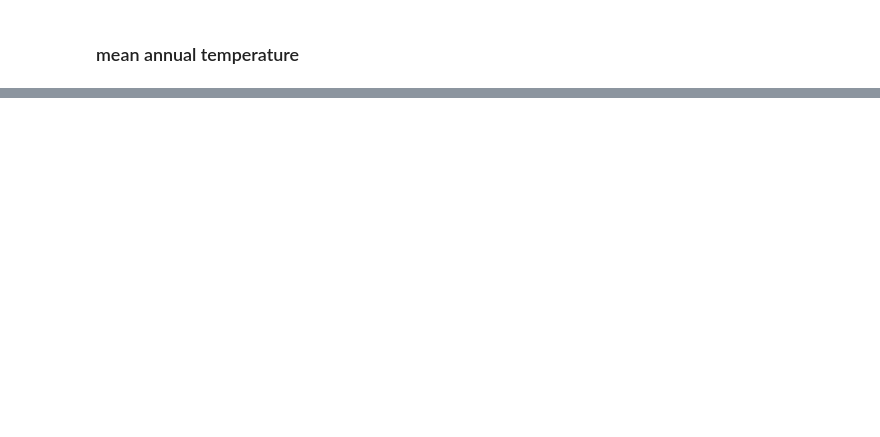
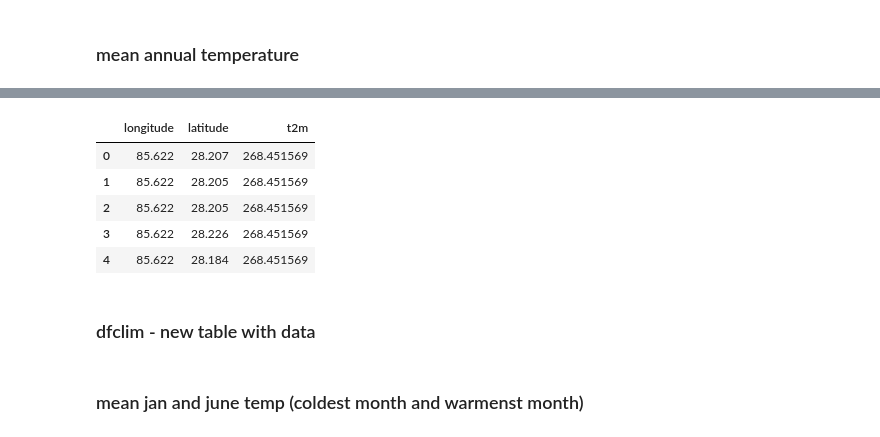
Before and after one commit to varyabazilova/alluvialfans, a Jupyter notebook: 10_datawrangl_formodel!!/morphometry_and_climates.ipynb, the cells around one changed output, grey strips where cells are left out. Cells and saved outputs as stored; diff of their text form; code cells hidden in the pictures; blank space fills up the shorter version.

```diff
--- a/10_datawrangl_formodel!!/morphometry_and_climates.ipynb
+++ b/10_datawrangl_formodel!!/morphometry_and_climates.ipynb
@@ -160,0 +198,10 @@ Wall time: 2min
+# %%
+# select coordinates first
+
+lats = df.y_wgs
+lons = df.x_wgs
+meanannual_mean_sel = meanannual_mean.sel(latitude = lats, longitude = lons, method = 'nearest')
+
+# overwrite the coordinates for them to match: (ovewrite dimentions)
+meanannual_mean_sel['longitude'] = lons.values # x_wgs
+meanannual_mean_sel['latitude']= lats.values   # y_wgs
@@ -160,0 +210,6 @@ Wall time: 2min
+# %%
+%%time
+# append these values to the table:
+meanannual_mean_sel_df = meanannual_mean_sel.to_dataframe()
+
+len(meanannual_mean_sel_df) **(0.5)
@@ -161,7 +220,16 @@ Wall time: 2min
 # %%
-## mean for each year and then mean of that
-
-# means = xr.Dataset()
-
-mean_df = mean_df.drop_duplicates().reset_index()
+meanannual_mean_sel_df = meanannual_mean_sel_df.reset_index()
+# %%
+len(meanannual_mean_sel_df) **(0.5)
+
+meanannual_mean_sel_df.head()
+
+# df
+# %% [output]
+|  | longitude | latitude | t2m |
+| 0 | 85.622 | 28.207 | 268.451569 |
+| 1 | 85.622 | 28.205 | 268.451569 |
+| 2 | 85.622 | 28.205 | 268.451569 |
+| 3 | 85.622 | 28.226 | 268.451569 |
+| 4 | 85.622 | 28.184 | 268.451569 |
 # %%
@@ -169 +238,3 @@ mean_df1 = mean_df.rename(columns = {'longitude':'x_wgs', 'latitude':'y_wgs'})
+# %% [markdown]
+### dfclim - new table with data
 # %%
@@ -172,0 +248,2 @@ dfclim = df.merge(mean_df1, on=['x_wgs', 'y_wgs'], how='left')#.drop_duplicates(
+# %% [markdown]
+### mean jan and june temp (coldest month and warmenst month)
```
Also changed, not shown: parts of 16 cells of this notebook, 4 other files.
